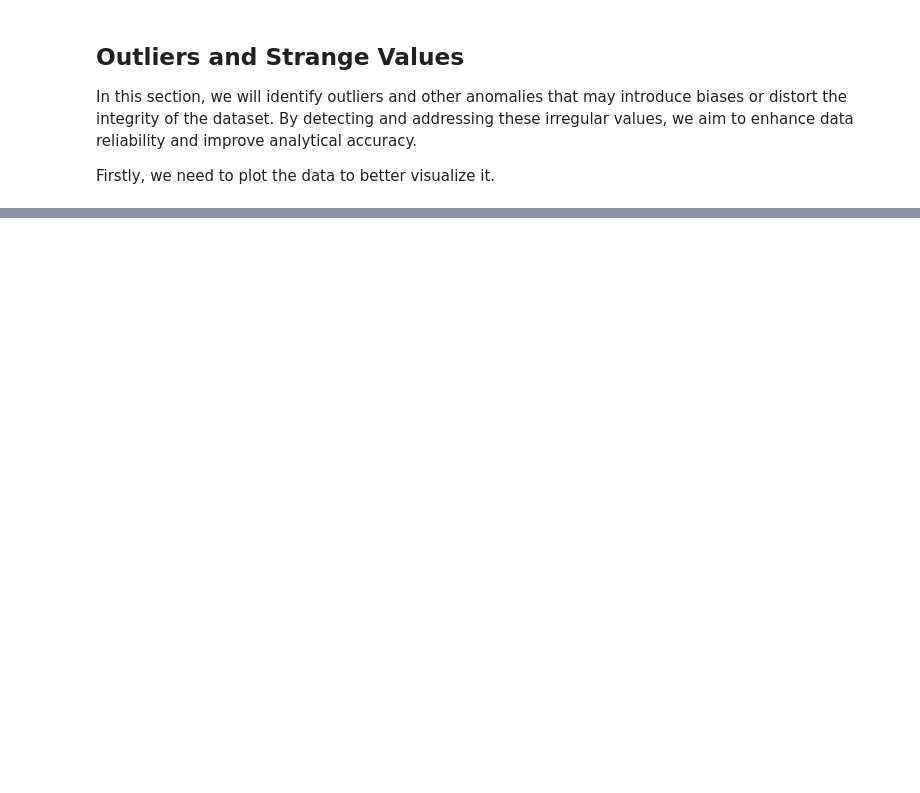
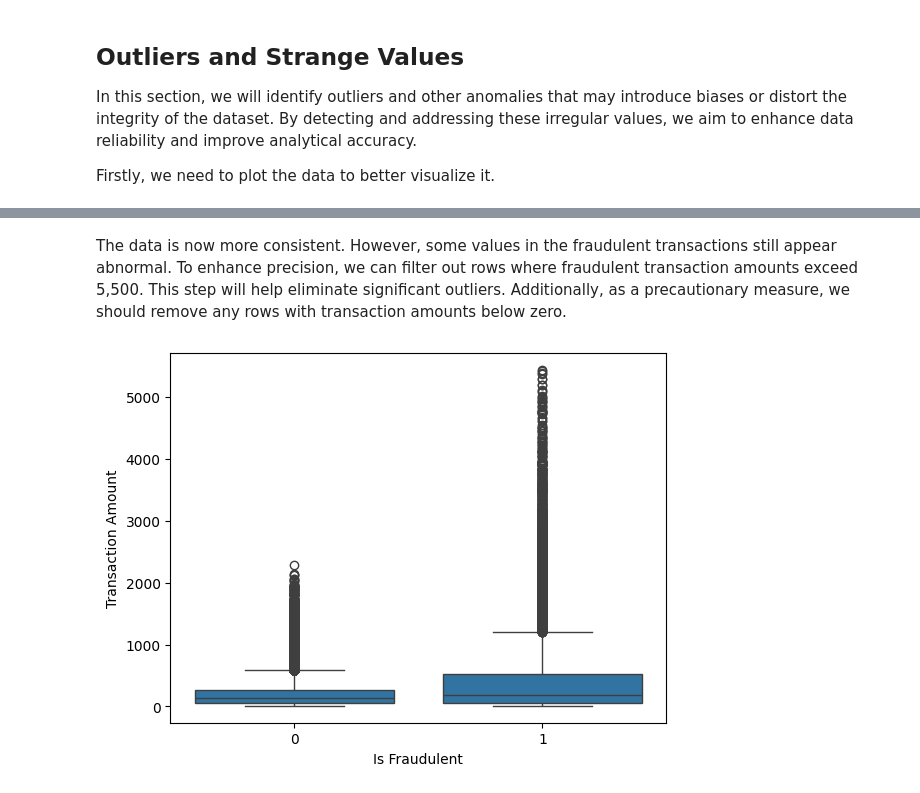
Before and after one commit to LsFaria04/Fraud_Detection_Supervised_Learning, a Jupyter notebook: Proj2.ipynb, the cells around one changed output, grey strips where cells are left out. Cells and saved outputs as stored; diff of their text form; code cells hidden in the pictures; blank space fills up the shorter version.

```diff
--- a/Proj2.ipynb
+++ b/Proj2.ipynb
@@ -214,0 +215,8 @@ max        3.650000e+02      2.300000e+01   1.000000e+00
+# %% [markdown]
+The data is now more consistent. However, some values in the fraudulent transactions still appear abnormal. To enhance precision, we can filter out rows where fraudulent transaction amounts exceed 5,500. This step will help eliminate significant outliers. Additionally, as a precautionary measure, we should remove any rows with transaction amounts below zero.
+# %%
+merged_data = merged_data[((merged_data["Transaction Amount"] < 5500) & (merged_data["Is Fraudulent"] == 1)) | ((merged_data["Transaction Amount"] < 2500) & (merged_data["Is Fraudulent"] == 0)) & (merged_data["Transaction Amount"] >= 0)]
+sb.boxplot(x="Is Fraudulent", y="Transaction Amount", data=merged_data)
+plt.show()
+# %% [output]
+[figure, added]
```
Also changed, not shown: parts of 8 cells of this notebook, 1 other file.
